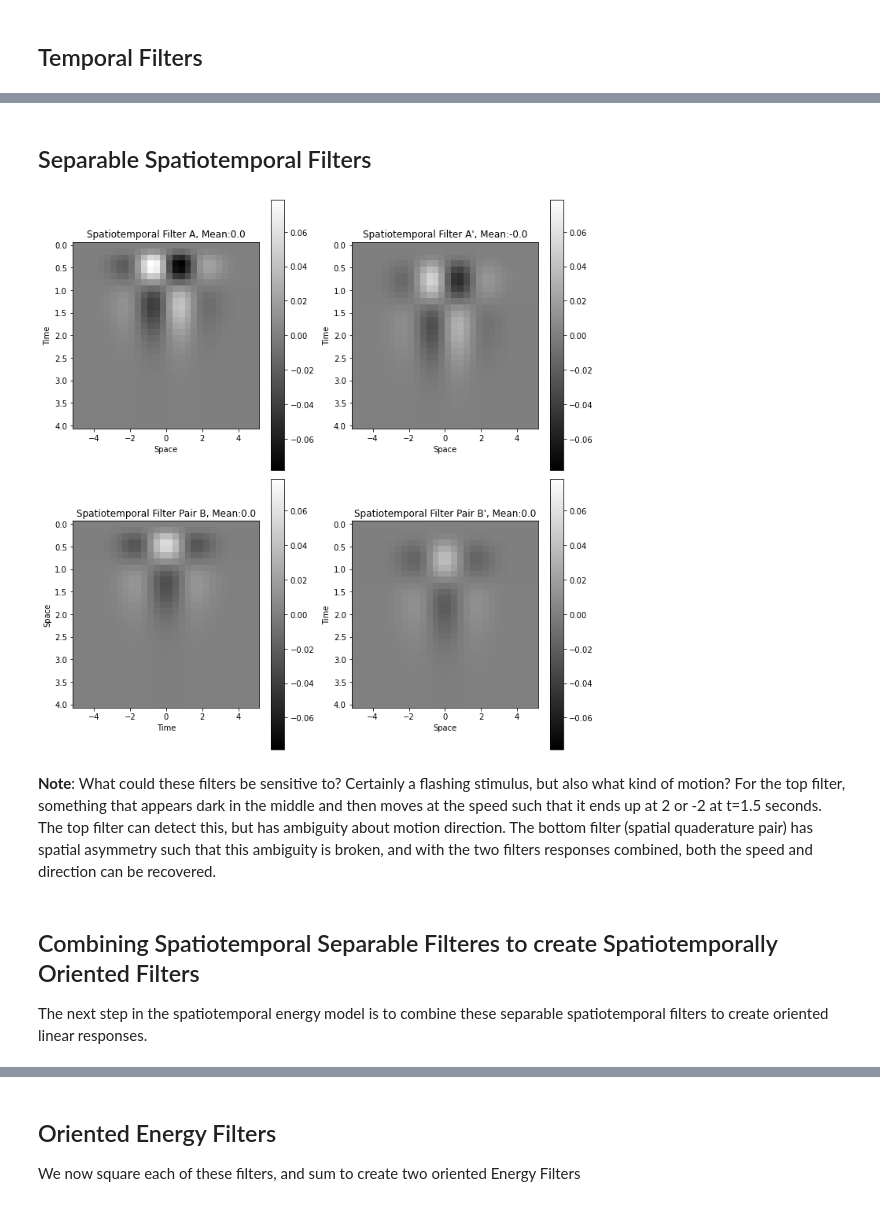
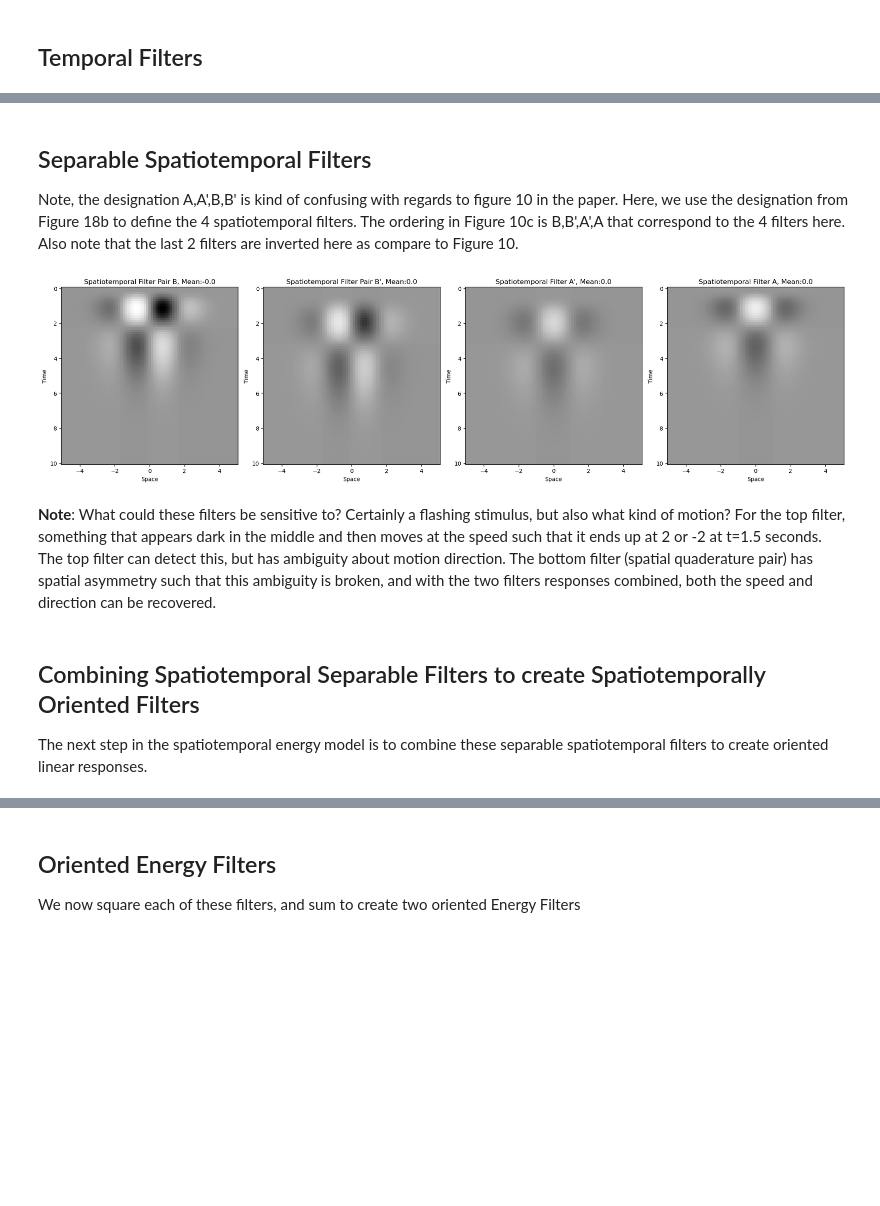
Before and after one commit to vdutell/linearfiltering, a Jupyter notebook: adelsonbergen1984.ipynb, the cells around one changed output, grey strips where cells are left out. Drawn from its saved outputs; the diff is of its cells as text; code cells hidden in the pictures; blank space fills up the shorter version.

```diff
--- a/adelsonbergen1984.ipynb
+++ b/adelsonbergen1984.ipynb
@@ -106,21 +108,23 @@ Text(0.5, 1.0, 'Temporal Filter Quadrature Pairs')
-# %% [markdown]
-## Separable Spatiotemporal Filters
+# %% [markdown]
+## Separable Spatiotemporal Filters
+
+Note, the designation A,A',B,B' is kind of confusing with regards to figure 10 in the paper. Here, we use the designation from Figure 18b to define the 4 spatiotemporal filters. The ordering in Figure 10c is B,B',A',A that correspond to the 4 filters here. Also note that the last 2 filters are inverted here as compare to Figure 10.
 # %%
-def spatiotemporal_filter(x,t, n=3, k=1, order=2):
+def spatiotemporal_filter(x,t, temporal_n=3, temporal_k=1, spatial_order=2):
     #spatial component
-    if order == 2:
+    if spatial_order == 2:
         #second derivative of gaussian
         spatial_response = -(np.exp(-(x**2/2))*(-1+x)*(1+x))/np.sqrt(2*np.pi)
-    elif order == 3:
+    elif spatial_order == 3:
         #third derivative of gaussian
         spatial_response = (np.exp(-(x**2/2))*x*(-3+x**2))/np.sqrt(2*np.pi)
     else:
         print('Must be 2nd or 3rd order!')
 
     #temporal component
-    a = (k*t)**n
-    b = np.exp(-k*t)
-    c = (1/np.math.factorial(n))-((k*t)**2)/(np.math.factorial(n+2))
+    a = (temporal_k*t)**temporal_n
+    b = np.exp(-temporal_k*t)
+    c = (1/np.math.factorial(temporal_n))-((temporal_k*t)**2)/(np.math.factorial(temporal_n+2))
     temporal_response = a*b*c
 
     #combine two
@@ -128,73 +132,74 @@ def spatiotemporal_filter(x,t, n=3, k=1, order=2):
 
     return response
 
-
-#space = np.arange(-2.5,2.5,0.05)
-#times = np.arange(0,5,0.05)
-space = np.linspace(-5,5,num=30)
-times = np.linspace(0,4,num=30)
+#setup space and time progression
+space = np.linspace(-5,5,num=75)
+times = np.linspace(0,10,num=75)
 aspect_ratio = np.abs(np.max(space)-np.min(space))/np.abs(np.max(times)-np.min(times))
 s,t = np.meshgrid(space,times)
 
+#value of k
+my_k = 2
+
 #create responses
-st_response_a = spatiotemporal_filter(s,t, n=3, k=5, order=3).T
-st_response_apr = spatiotemporal_filter(s,t, n=5, k=5, order=3).T
-st_response_b = spatiotemporal_filter(s,t, n=3, k=5, order=2).T
-st_response_bpr = spatiotemporal_filter(s,t, n=5, k=5, order=2).T
+st_response_a = spatiotemporal_filter(s,t, temporal_n=3, temporal_k=my_k, spatial_order=2).T
+st_response_apr = spatiotemporal_filter(s,t, temporal_n=5, temporal_k=my_k, spatial_order=2).T
+st_response_b = spatiotemporal_filter(s,t, temporal_n=3, temporal_k=my_k, spatial_order=3).T
+st_response_bpr = spatiotemporal_filter(s,t, temporal_n=5, temporal_k=my_k, spatial_order=3).T
 #rmin = np.min((st_response_a, st_response_b, st_response_apr, st_response_bpr))
 #rmax = np.max((st_response_a, st_response_b, st_response_apr, st_response_bpr))
 rmax = np.max(np.abs((st_response_a, st_response_b, st_response_apr, st_response_bpr)))
 rmin = -1*rmax
 norm = mpl.colors.Normalize(vmin=rmin, vmax=rmax)
 
-plt.figure(figsize=(10,10))
+plt.figure(figsize=(20,7))
 #plot
-plt.subplot(2,2,1, aspect=aspect_ratio)
-plt.pcolormesh(space,times,st_response_a.T, norm=norm, shading='auto',cmap='gray')
+plt.subplot(1,4,4, aspect=aspect_ratio)
+plt.pcolormesh(space,times,st_response_a.T, norm=norm, shading='auto',cmap='Greys_r')
 #plt.pcolormesh(times,space,st_response_1a, norm=norm, shading='auto')
 plt.gca().invert_yaxis()
 plt.ylabel('Time')
 plt.xlabel('Space')
-plt.colorbar()
+#plt.colorbar()
 plt.title(f"Spatiotemporal Filter A, Mean:{np.mean(st_response_a):0.1f}")
 
-plt.subplot(2,2,2, aspect=aspect_ratio)
-plt.pcolormesh(space,times,st_response_apr.T, norm=norm, shading='auto',cmap='gray')
+plt.subplot(1,4,3, aspect=aspect_ratio)
+plt.pcolormesh(space,times,st_response_apr.T, norm=norm, shading='auto',cmap='Greys_r')
 #plt.pcolormesh(times,space,st_response_1b, norm=norm, shading='auto')
 plt.gca().invert_yaxis()
 plt.ylabel('Time')
 plt.xlabel('Space')
-plt.colorbar()
+#plt.colorbar()
 plt.title(f"Spatiotemporal Filter A', Mean:{np.mean(st_response_apr):0.1f}")
 
-plt.subplot(2,2,3, aspect=aspect_ratio)
+plt.subplot(1,4,1, aspect=aspect_ratio)
 #plt.pcolormesh(times,space,st_response_2b, norm=norm, shading='auto')
-plt.pcolormesh(space,times,st_response_b.T, norm=norm, shading='auto',cmap='gray')
+plt.pcolormesh(space,times,st_response_b.T, norm=norm, shading='auto',cmap='Greys_r')
 plt.gca().invert_yaxis()
-plt.ylabel('Space')
-plt.xlabel('Time')
-plt.colorbar()
+plt.xlabel('Space')
+plt.ylabel('Time')
+#plt.colorbar()
 plt.title(f"Spatiotemporal Filter Pair B, Mean:{np.mean(st_response_b):0.1f}")
 plt.tight_layout()
 
-plt.subplot(2,2,4, aspect=aspect_ratio)
-plt.pcolormesh(space,times,st_response_bpr.T, norm=norm, shading='auto',cmap='gray')
+plt.subplot(1,4,2, aspect=aspect_ratio)
+plt.pcolormesh(space,times,st_response_bpr.T, norm=norm, shading='auto',cmap='Greys_r')
 #plt.pcolormesh(times,space,st_response_2a, norm=norm, shading='auto')
 plt.gca().invert_yaxis()
 plt.ylabel('Time')
 plt.xlabel('Space')
-plt.colorbar()
+#plt.colorbar()
 plt.title(f"Spatiotemporal Filter Pair B', Mean:{np.mean(st_response_bpr):0.1f}")
 
 plt.tight_layout()
 plt.show()
 # %% [output]
-[figure, old version]
+[figure, new version]
 # %% [markdown]
 **Note**:
 What could these filters be sensitive to? Certainly a flashing stimulus, but also what kind of motion? For the top filter, something that appears dark in the middle and then moves at the speed such that it ends up at 2 or -2 at t=1.5 seconds. The top filter can detect this, but has ambiguity about motion direction. The bottom filter (spatial quaderature pair) has spatial asymmetry such that this ambiguity is broken, and with the two filters responses combined, both the speed and direction can be recovered.
 # %% [markdown]
-## Combining Spatiotemporal Separable Filteres to create Spatiotemporally Oriented Filters
+## Combining Spatiotemporal Separable Filters to create Spatiotemporally Oriented Filters
 
 The next step in the spatiotemporal energy model is to combine these separable spatiotemporal filters to create oriented linear responses.
 # %%
```
Also changed, not shown: parts of 21 cells of this notebook, 1 other file.
